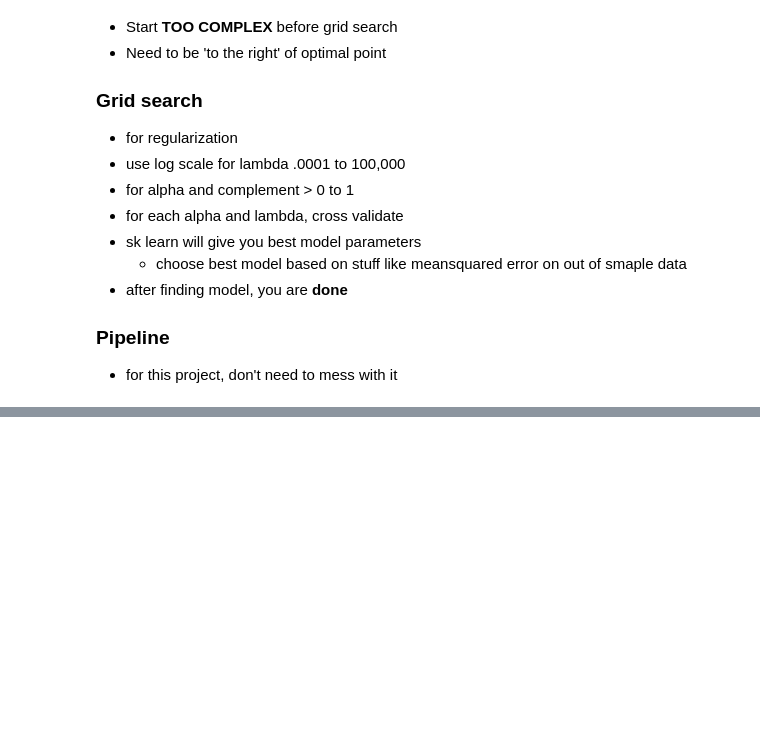
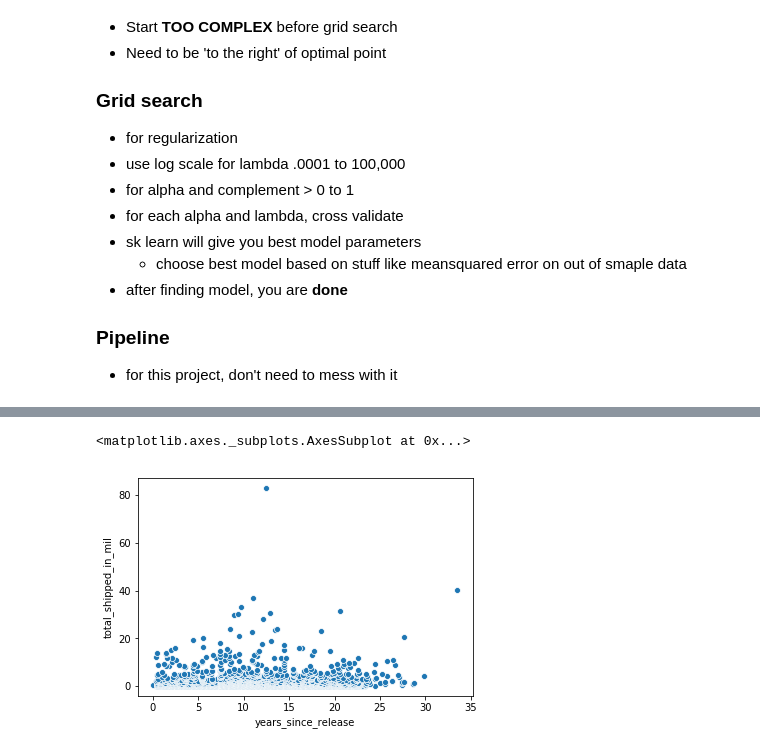
Before and after one commit to jeremyrchow/video_game_sales_data, a Jupyter notebook: exploratory_data_analysis_notebook.ipynb, the cells around one changed output, grey strips where cells are left out. Cells and saved outputs as stored; diff of their text form; code cells hidden in the pictures; blank space fills up the shorter version.

```diff
--- a/exploratory_data_analysis_notebook.ipynb
+++ b/exploratory_data_analysis_notebook.ipynb
@@ -297,0 +359,3 @@ df['top_10_publisher'] = df['publisher'].apply(lambda x: in_top_10_publishers(x)
+# %%
+
+df_features.drop(columns = ['game','console','publisher'],inplace = True)
@@ -297,0 +390,4 @@ df['top_10_publisher'] = df['publisher'].apply(lambda x: in_top_10_publishers(x)
+# %%
+# It looks like release date proximity to holidays doesn't really have an impact on total sales. Let's drop those
+df_features.drop(columns = ['near_sk_holiday','near_jp_holiday','near_cn_holiday'],inplace = True)
+patsy_string_from_df(df_features)
@@ -297,0 +421,5 @@ df['top_10_publisher'] = df['publisher'].apply(lambda x: in_top_10_publishers(x)
+# %%
+sns.scatterplot('years_since_release','total_shipped_in_mil',data = df_features)
+# %% [output]
+<matplotlib.axes._subplots.AxesSubplot at 0x...>
+[figure, added]
```
Also changed, not shown: parts of 32 cells of this notebook.
